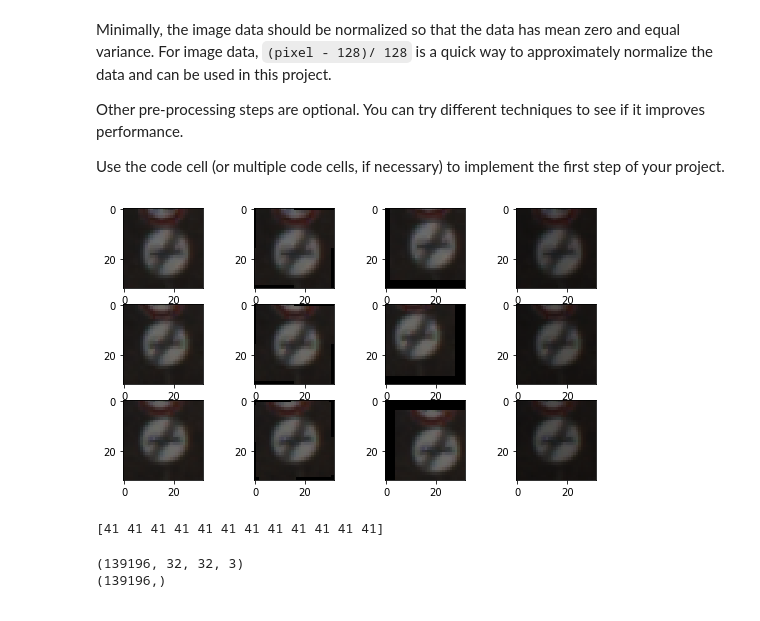
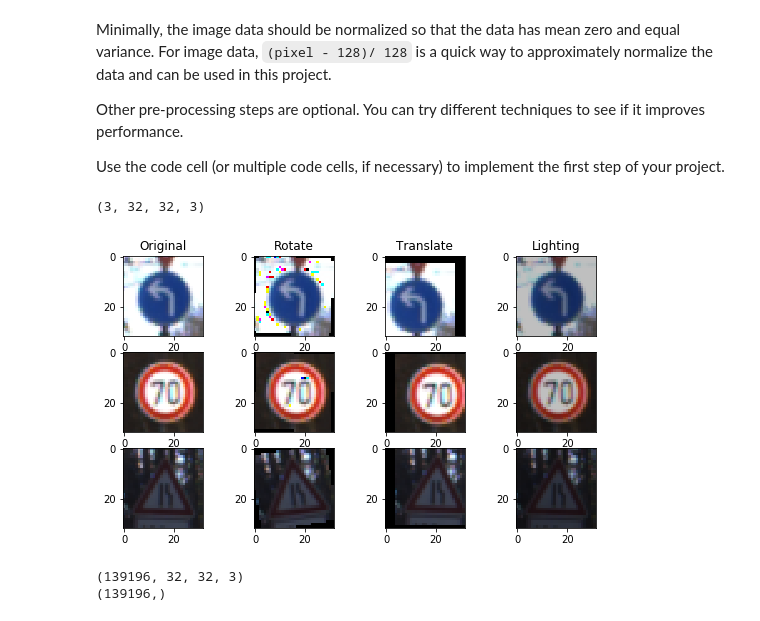
Before and after one commit to xiayan0118/sdcn_traffic_sign_classifier, a Jupyter notebook: Traffic_Sign_Classifier.ipynb, the cells around one changed output. Saved outputs shown, nothing was run; the diff lists cells and outputs as text; code cells hidden in the pictures.

```diff
--- a/Traffic_Sign_Classifier.ipynb
+++ b/Traffic_Sign_Classifier.ipynb
@@ -121,3 +138,15 @@ print(sign_names[sign_names['ClassId'] == y_train[index]])
    ClassId              SignName
 1        1  Speed limit (30km/h)
 [figure]
+# %%
+f, axes = plt.subplots(nrows=1, ncols=3, figsize=(15, 4))
+f.tight_layout()
+axes[0].set_title('Train')
+axes[0].hist(y_train, range(43))
+axes[1].set_title('Validation')
+axes[1].hist(y_valid, range(43))
+axes[2].set_title('Test')
+axes[2].hist(y_test, range(43))
+
+BASE_PATH = './figures/'
+plt.savefig(BASE_PATH + 'labels_hist')
@@ -185,25 +214,32 @@ def augment_dataset(X, include_original=True):
         for f in augment_methods:
             augmented.append(f(img))
     return np.array(augmented)
+# %%
+rand_indices = np.random.choice(n_train, 3)
+X_train[rand_indices].shape
+# %% [output]
+(3, 32, 32, 3)
 # %%
-augment_test = augment_dataset(np.float32(X_train[0:3]))
+# Test augmentation on random images
+rand_indices = np.random.choice(n_train, 3)
+augment_test = augment_dataset(np.float32(X_train[rand_indices]))
 
 fig_col = len(augment_methods)+1
 fig_row = len(augment_test)/fig_col
+col_names = ['Original', 'Rotate', 'Translate', 'Lighting']
 
 f = plt.figure(figsize=(9,5))
 f.tight_layout()
 for i in range(0, len(augment_test)):
     img = augment_test[i]
     f.add_subplot(fig_row, fig_col, i+1)
+    if i < 4:
+        plt.title(col_names[i])
     plt.imshow(np.uint8(img))
+
+plt.savefig(BASE_PATH + 'augmentation')
 # %% [output]
-[figure, old version]
+[figure, new version]
-# %%
-augment_test_y = np.repeat(y_train[0:3], 4)
-print(augment_test_y)
-# %% [output]
-[41 41 41 41 41 41 41 41 41 41 41 41]
 # %%
 X_train_a = augment_dataset(X_train.astype(np.float32))
 y_train_a = np.repeat(y_train, len(augment_methods)+1)
```
Also changed, not shown: parts of 30 cells of this notebook, 15 other files.
